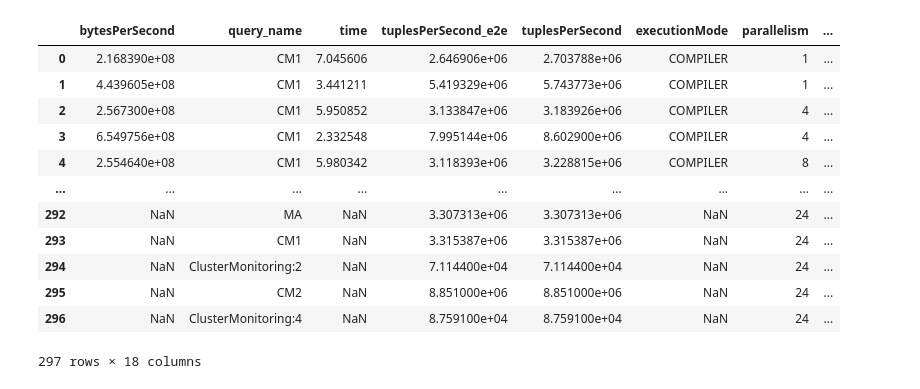
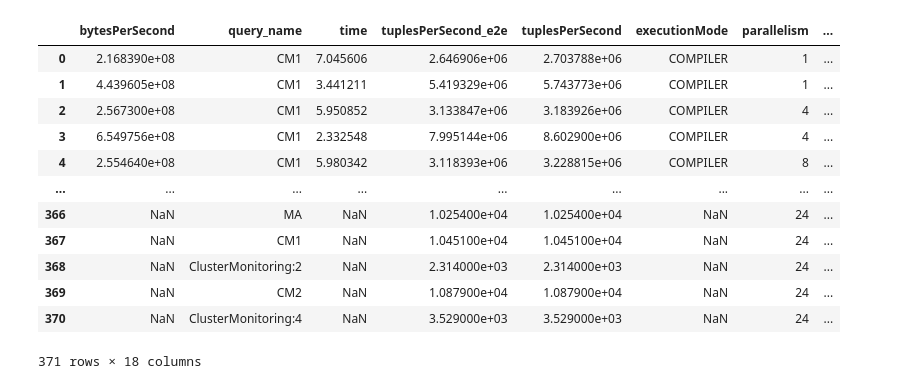
Before and after one commit to keyseven123/engine-statemanagement-paper, a Jupyter notebook: scripts/benchmarking/e2e/plots/SystemComparisonPlots.ipynb, the cells around one changed output. Drawn from its saved outputs; the diff is of its cells as text; code cells hidden in the pictures.

```diff
--- a/scripts/benchmarking/e2e/plots/SystemComparisonPlots.ipynb
+++ b/scripts/benchmarking/e2e/plots/SystemComparisonPlots.ipynb
@@ -29,7 +29,7 @@ def create_speedup_message(patches_groups, baseline_group):
 df_nes = pd.read_csv("nebulastream_e2e.csv")
 df_flink = pd.read_csv("flink_e2e.csv")
 df_lightsaber = pd.read_csv("lightsaber_e2e.csv")
-df_spark = pd.read_csv("spark_e2e.csv")
+df_spark = pd.read_csv("spark_streaming_e2e.csv")
 
 df_nes['system'] = 'NebulaStream'
 df_flink['system'] = 'Flink'
@@ -66,39 +66,39 @@ df_spark["query_name"] = df_spark["query_name"].replace({
 # Concatenate the dataframes
 df_concatenated = pd.concat([df_nes, df_flink], ignore_index=True)
 df_concatenated = pd.concat([df_concatenated, df_lightsaber], ignore_index=True)
 df_concatenated = pd.concat([df_concatenated, df_spark], ignore_index=True)
 
 # Create directory if it doesn't exist
 output_dir = 'system_comparison'
 os.makedirs(output_dir, exist_ok=True)
 
 hue_order = ['NebulaStream', 'LightSaber', 'Flink', 'Spark']
 custom_palette = ["#7402d8", "#74e8a8", "#ba9344", "#e25a1c"]
 legend_handles = [
     Patch(facecolor=custom_palette[0], label='NebulaStream'),
     Patch(facecolor=custom_palette[1], label='LightSaber'),
     Patch(facecolor=custom_palette[2], label='Flink'),
     Patch(facecolor=custom_palette[3], label='Spark')
 ]
 
 df_concatenated['query_name'] = df_concatenated['query_name'].str.replace('NM8_Variant', 'NM8\n(Variant)')
 df_concatenated['query_name'] = df_concatenated['query_name'].str.replace('YSB1k', 'YSB')
 df_concatenated.loc[df_concatenated['tuplesPerSecond'] == -1, 'tuplesPerSecond'] = df_concatenated['tuplesPerSecond_e2e']
 df_concatenated
 # %% [output]
 |  | bytesPerSecond | query_name | time | tuplesPerSecond_e2e | tuplesPerSecond | executionMode | parallelism | ... |
 | 0 | 2.168390e+08 | CM1 | 7.045606 | 2.646906e+06 | 2.703788e+06 | COMPILER | 1 | ... |
 | 1 | 4.439605e+08 | CM1 | 3.441211 | 5.419329e+06 | 5.743773e+06 | COMPILER | 1 | ... |
 | 2 | 2.567300e+08 | CM1 | 5.950852 | 3.133847e+06 | 3.183926e+06 | COMPILER | 4 | ... |
 | 3 | 6.549756e+08 | CM1 | 2.332548 | 7.995144e+06 | 8.602900e+06 | COMPILER | 4 | ... |
 | 4 | 2.554640e+08 | CM1 | 5.980342 | 3.118393e+06 | 3.228815e+06 | COMPILER | 8 | ... |
 | ... | ... | ... | ... | ... | ... | ... | ... | ... |
-| 292 | NaN | MA | NaN | 3.307313e+06 | 3.307313e+06 | NaN | 24 | ... |
-| 293 | NaN | CM1 | NaN | 3.315387e+06 | 3.315387e+06 | NaN | 24 | ... |
-| 294 | NaN | ClusterMonitoring:2 | NaN | 7.114400e+04 | 7.114400e+04 | NaN | 24 | ... |
-| 295 | NaN | CM2 | NaN | 8.851000e+06 | 8.851000e+06 | NaN | 24 | ... |
-| 296 | NaN | ClusterMonitoring:4 | NaN | 8.759100e+04 | 8.759100e+04 | NaN | 24 | ... |
+| 366 | NaN | MA | NaN | 1.025400e+04 | 1.025400e+04 | NaN | 24 | ... |
+| 367 | NaN | CM1 | NaN | 1.045100e+04 | 1.045100e+04 | NaN | 24 | ... |
+| 368 | NaN | ClusterMonitoring:2 | NaN | 2.314000e+03 | 2.314000e+03 | NaN | 24 | ... |
+| 369 | NaN | CM2 | NaN | 1.087900e+04 | 1.087900e+04 | NaN | 24 | ... |
+| 370 | NaN | ClusterMonitoring:4 | NaN | 3.529000e+03 | 3.529000e+03 | NaN | 24 | ... |
-297 rows × 18 columns
+371 rows × 18 columns
 # %%
 # Filter data for numberOfWorkerThreads == 24
 noThreads = 24
```
Also changed, not shown: parts of 3 cells of this notebook, 8 other files.
